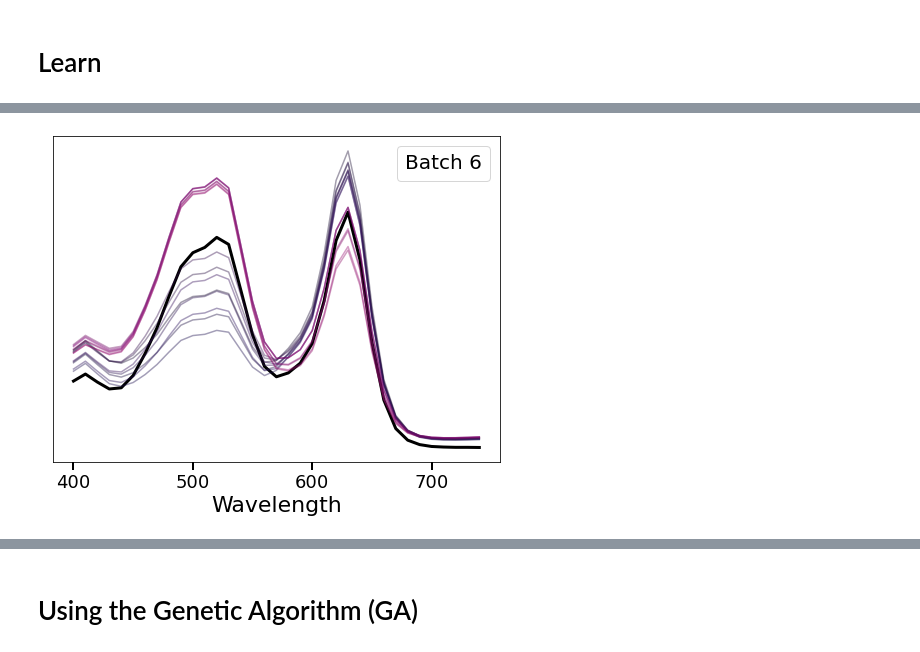
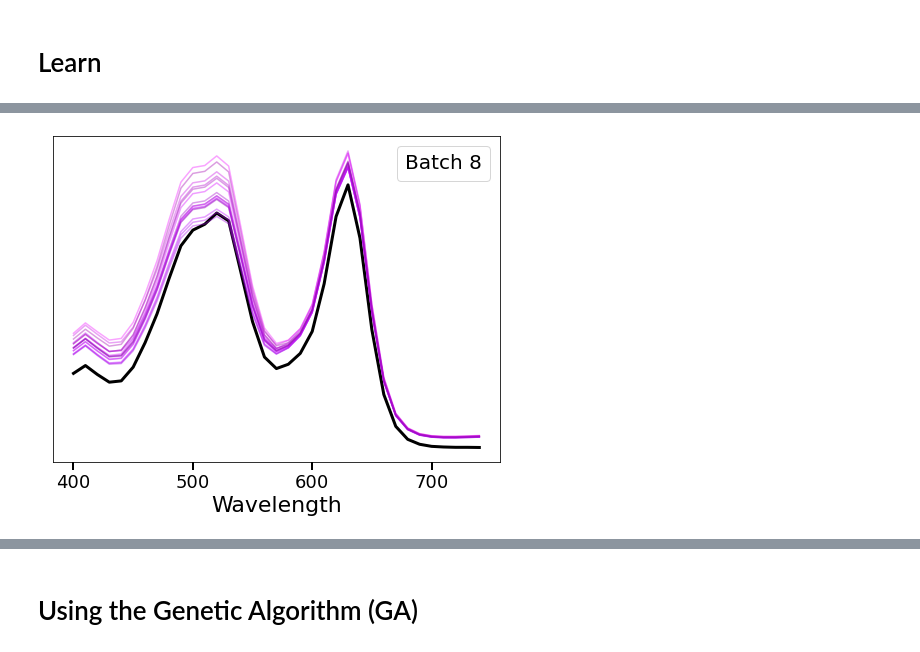
Before and after one commit to REAL-Pipetting/REinforced-Automaton-Learning-REAL-Pipetting, a Jupyter notebook: examples/Tutorials/Tutorial.ipynb, the cells around one changed output, grey strips where cells are left out. Saved outputs shown, nothing was run; the diff lists cells and outputs as text; code cells hidden in the pictures.

```diff
--- a/examples/Tutorials/Tutorial.ipynb
+++ b/examples/Tutorials/Tutorial.ipynb
@@ -194,6 +196,6 @@ UCB_agent = ucb.BatchGPUCB(batch_size, param_space, env, beta=1.5)
 # Learn
 # %%
 # training loop
-epochs = 6
+epochs = 8
 for i in range(epochs):
     UCB_agent.learn()
@@ -291,7 +210,6 @@ def plot_batch(Results, actions, wavelength, target, batch_num):
 # %%
 actions = np.array(UCB_agent.X[-1])
-Results = [env.spectra_from_conc(action) for action in actions]
-Results = np.array(Results)
-plot_batch(Results, actions, wavelength, TARGET, epochs)
+Results = np.array([env.spectra_from_conc(action) for action in actions])
+visualization.plot_batch(Results, actions, wavelength, TARGET, epochs)
 # %% [output]
-[figure, old version]
+[figure, new version]
```
Also changed, not shown: parts of 14 cells of this notebook, 1 other file.
